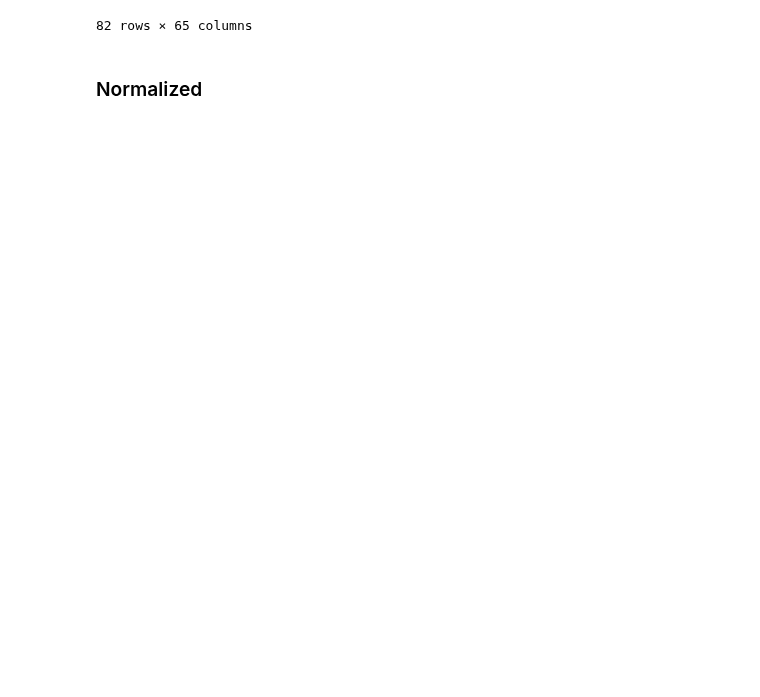
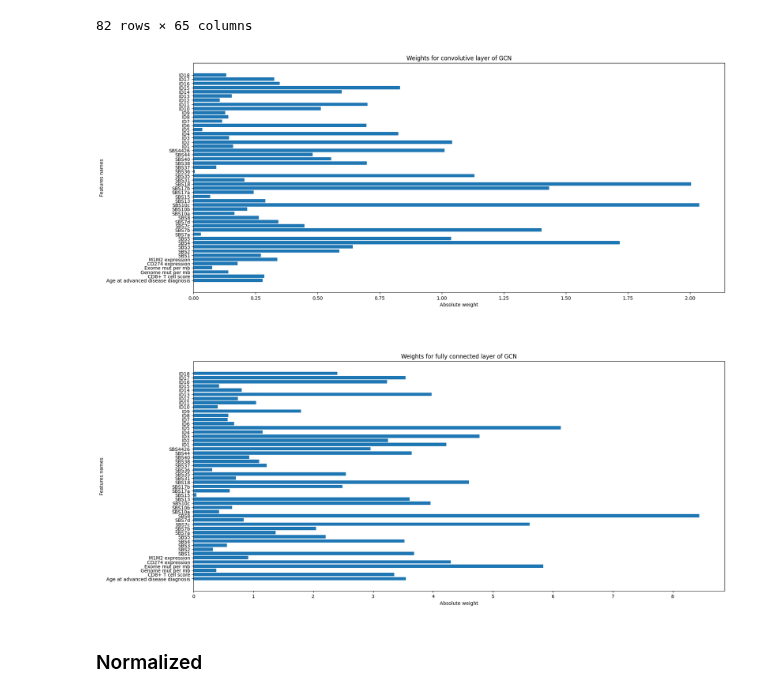
Before and after one commit to Arthur8754/mutational-signatures, a Jupyter notebook: comparisons.ipynb, the cells around one changed output. Cells and saved outputs as stored; diff of their text form; code cells hidden in the pictures; blank space fills up the shorter version.

```diff
--- a/comparisons.ipynb
+++ b/comparisons.ipynb
@@ -117,3 +153,23 @@ test_scores_gcn_sigmut_non_normalized_kmeans_euclidean, test_classes_gcn_sigmut_
+# %%
+# Take the absolute value
+weights_conv_sigmut_non_normalized = np.absolute(np.mean(params_conv_sigmut_non_normalized[0].detach().numpy(),axis=1))
+weights_linear_sigmut_non_normalized = np.absolute(params_linear_sigmut_non_normalized[0].detach().numpy())[0]
+# %%
+fig, ax = plt.subplots(2,1,figsize=(20,20))
+
+ax[0].barh(features_name_sigmut,weights_conv_sigmut_non_normalized)
+ax[0].set_ylabel("Features names")
+ax[0].set_xlabel("Absolute weight")
+ax[0].set_title("Weights for convolutive layer of GCN")
+
+ax[1].barh(features_name_sigmut,weights_linear_sigmut_non_normalized)
+ax[1].set_ylabel("Features names")
+ax[1].set_xlabel("Absolute weight")
+ax[1].set_title("Weights for fully connected layer of GCN")
+
+plt.subplots_adjust(hspace=0.3)
+# %% [output]
+[figure, added]
 # %% [markdown]
 ### Normalized
 # %%
```
Also changed, not shown: parts of 12 cells of this notebook, 1 other file.
